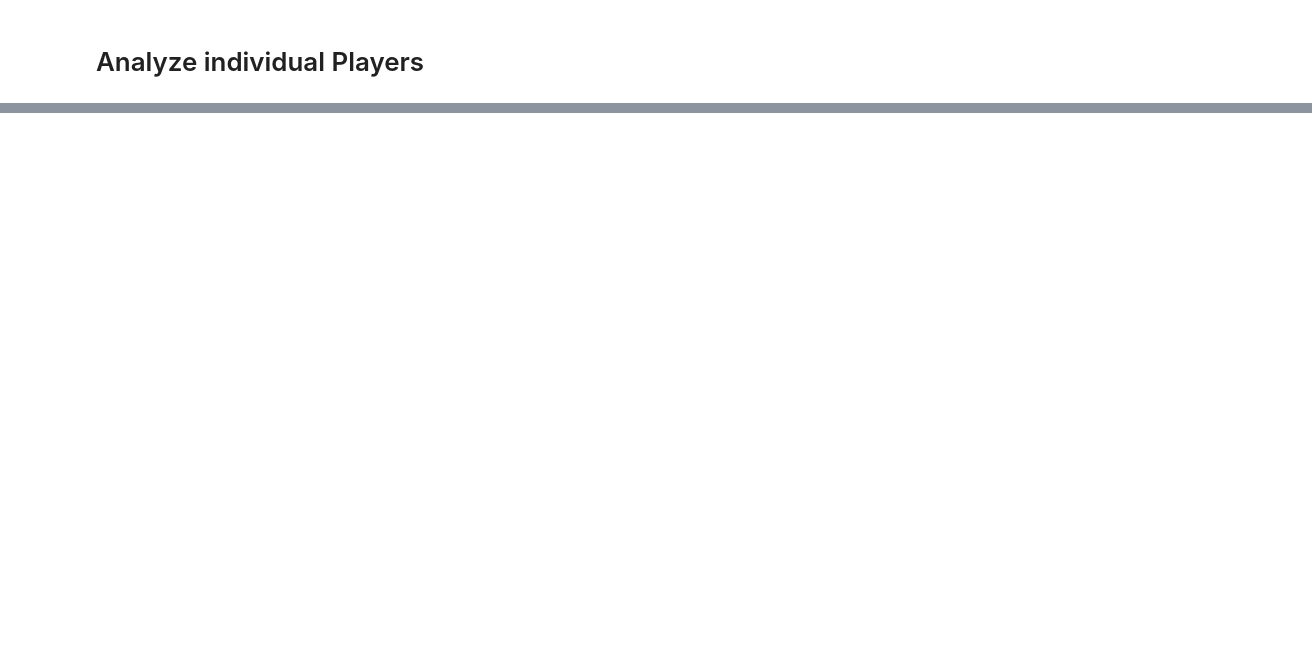
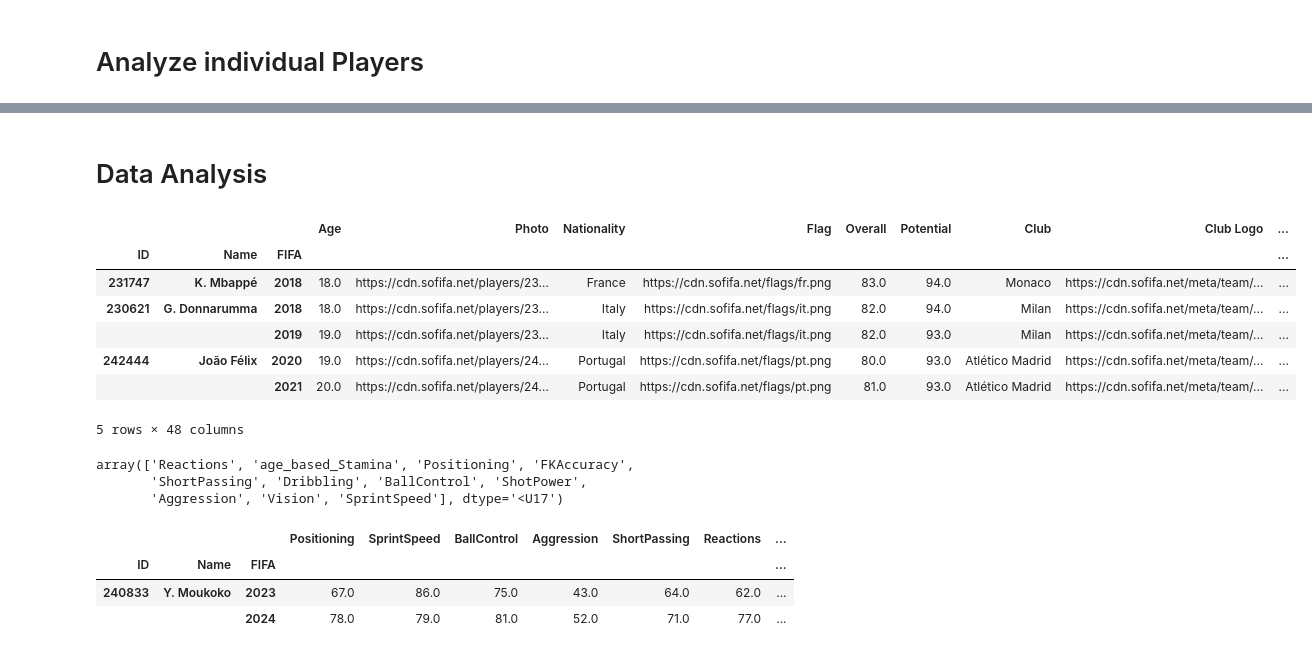
Before and after one commit to robb1302/statsfaction, a Jupyter notebook: scripts/sport_analytics/use_cases/what_was_his_name_again.ipynb, the cells around one changed output, grey strips where cells are left out. Drawn from its saved outputs; the diff is of its cells as text; code cells hidden in the pictures; blank space fills up the shorter version.

```diff
--- a/scripts/sport_analytics/use_cases/what_was_his_name_again.ipynb
+++ b/scripts/sport_analytics/use_cases/what_was_his_name_again.ipynb
@@ -252,0 +200,28 @@ pred 0.5186394666504422
+# %% [markdown]
+# Data Analysis
+# %%
+sql_prospect = f"""
+SELECT * FROM  fifa WHERE Potential>84 and Age < 23  and overall <84
+order by potential DESC;
+"""
+
+import pandas as pd
+import sqlite3
+DATABASE_PATH = "data/sport_analytics/database/football.db"
+# Step 1: Establish a database connection
+conn = sqlite3.connect(DATABASE_PATH)
+
+df = pd.read_sql_query(sql_prospect, conn)
+
+conn.close()
+df = df.set_index(['ID','Name','FIFA'])
+df.head()
+# %% [output]
+|  |  |  | Age | Photo | Nationality | Flag | Overall | Potential | Club | Club Logo | ... |
+| ID | Name | FIFA |  |  |  |  |  |  |  |  | ... |
+| 231747 | K. Mbappé | 2018 | 18.0 | https://cdn.sofifa.net/players/23... | France | https://cdn.sofifa.net/flags/fr.png | 83.0 | 94.0 | Monaco | https://cdn.sofifa.net/meta/team/... | ... |
+| 230621 | G. Donnarumma | 2018 | 18.0 | https://cdn.sofifa.net/players/23... | Italy | https://cdn.sofifa.net/flags/it.png | 82.0 | 94.0 | Milan | https://cdn.sofifa.net/meta/team/... | ... |
+|  |  | 2019 | 19.0 | https://cdn.sofifa.net/players/23... | Italy | https://cdn.sofifa.net/flags/it.png | 82.0 | 93.0 | Milan | https://cdn.sofifa.net/meta/team/... | ... |
+| 242444 | João Félix | 2020 | 19.0 | https://cdn.sofifa.net/players/24... | Portugal | https://cdn.sofifa.net/flags/pt.png | 80.0 | 93.0 | Atlético Madrid | https://cdn.sofifa.net/meta/team/... | ... |
+|  |  | 2021 | 20.0 | https://cdn.sofifa.net/players/24... | Portugal | https://cdn.sofifa.net/flags/pt.png | 81.0 | 93.0 | Atlético Madrid | https://cdn.sofifa.net/meta/team/... | ... |
+5 rows × 48 columns
@@ -252,0 +230,13 @@ pred 0.5186394666504422
+# %%
+model.feature_names_in_
+# %% [output]
+array(['Reactions', 'age_based_Stamina', 'Positioning', 'FKAccuracy',
+       'ShortPassing', 'Dribbling', 'BallControl', 'ShotPower',
+       'Aggression', 'Vision', 'SprintSpeed'], dtype='<U17')
+# %%
+df[df.index.get_level_values('ID')==240833][features]
+# %% [output]
+|  |  |  | Positioning | SprintSpeed | BallControl | Aggression | ShortPassing | Reactions | ... |
+| ID | Name | FIFA |  |  |  |  |  |  | ... |
+| 240833 | Y. Moukoko | 2023 | 67.0 | 86.0 | 75.0 | 43.0 | 64.0 | 62.0 | ... |
+|  |  | 2024 | 78.0 | 79.0 | 81.0 | 52.0 | 71.0 | 77.0 | ... |
```
Also changed, not shown: parts of 10 cells of this notebook, 5 other files.
